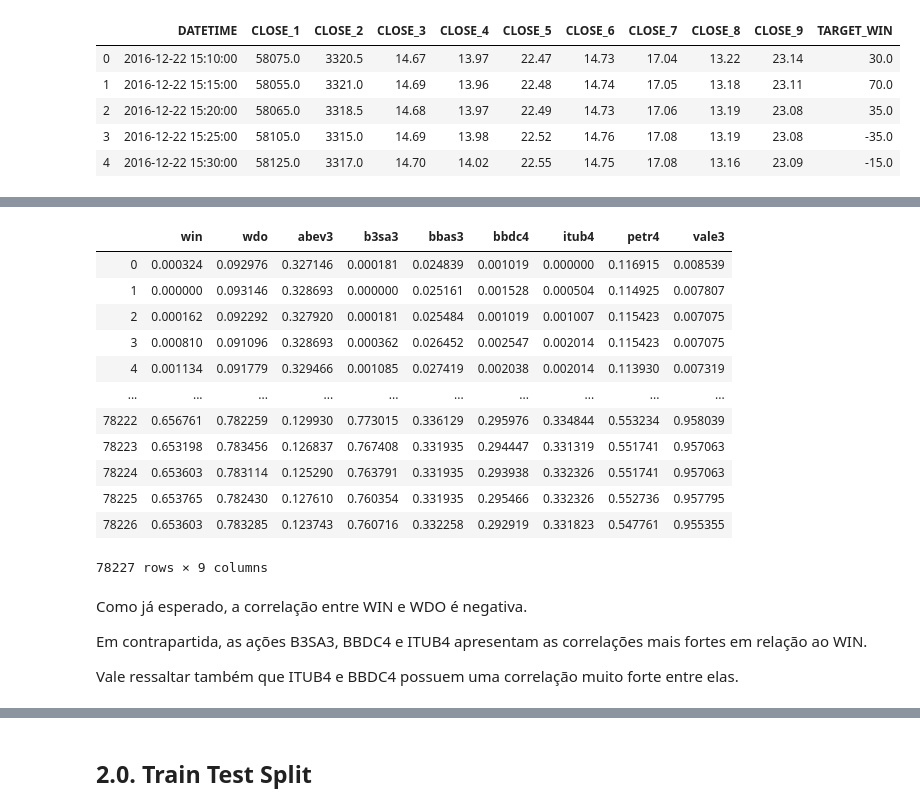
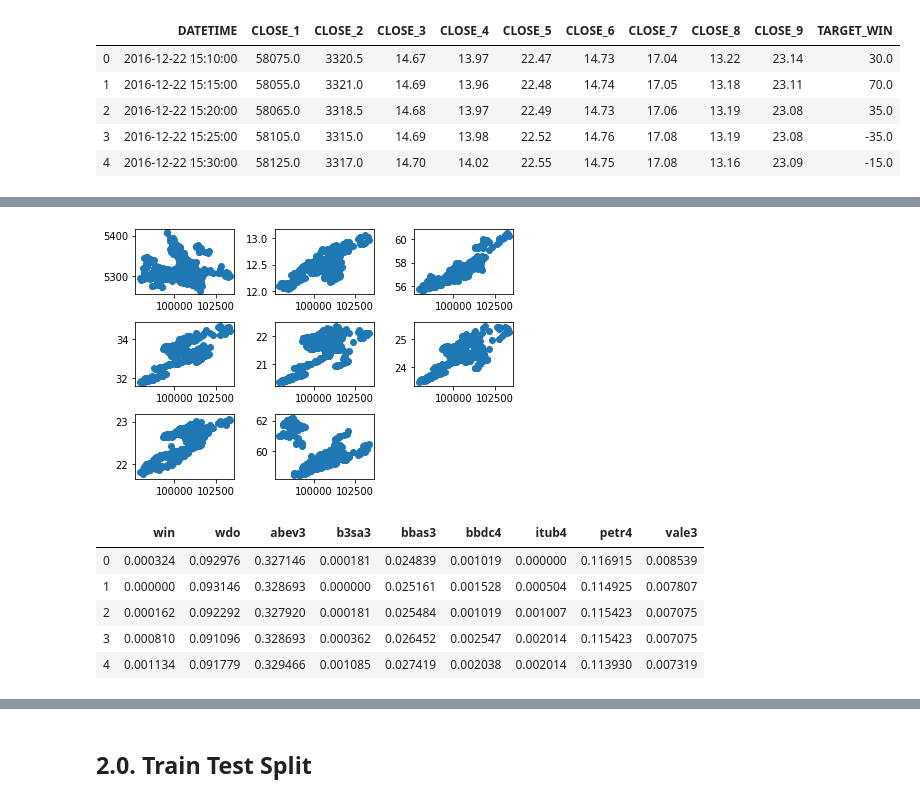
Before and after one commit to audelianoli/stock_market_predition_w_blue_chips, a Jupyter notebook: eda.ipynb, the cells around one changed output, grey strips where cells are left out. Saved outputs shown, nothing was run; the diff lists cells and outputs as text; code cells hidden in the pictures.

```diff
--- a/eda.ipynb
+++ b/eda.ipynb
@@ -93,5 +94,16 @@ df_close.tail(5)
 # Ajustando o DataFrame para apenas os dados de fechamento
 df_corr = df_close.set_index('DATETIME')
 df_corr.drop(columns=['TARGET_WIN'], inplace=True)
-df_corr
+
+df_corr.columns = ['win',
+                   'wdo',
+                   'abev3',
+                   'b3sa3',
+                   'bbas3',
+                   'bbdc4',
+                   'itub4',
+                   'petr4',
+                   'vale3']
+
+df_corr.head(1)
 # %% [output]
@@ -127,39 +168,55 @@ plt.show()
+# %%
+plt.figure(1)
+plt.subplot(3,3,1)
+plt.scatter(df_corr[-500:].win, df_corr[-500:].wdo)
+
+plt.subplot(3,3,2)
+plt.scatter(df_corr[-500:].win, df_corr[-500:].abev3)
+
+plt.subplot(3,3,3)
+plt.scatter(df_corr[-500:].win, df_corr[-500:].b3sa3)
+
+plt.subplot(3,3,4)
+plt.scatter(df_corr[-500:].win, df_corr[-500:].bbas3)
+
+plt.subplot(3,3,5)
+plt.scatter(df_corr[-500:].win, df_corr[-500:].bbdc4)
+
+plt.subplot(3,3,6)
+plt.scatter(df_corr[-500:].win, df_corr[-500:].itub4)
+
+plt.subplot(3,3,7)
+plt.scatter(df_corr[-500:].win, df_corr[-500:].petr4)
+
+plt.subplot(3,3,8)
+plt.scatter(df_corr[-500:].win, df_corr[-500:].vale3)
+
+plt.tight_layout()
+# %% [output]
+[figure, added]
 # %%
 # Aplicando a normalização em todas as colunas.
 
 #scaler = StandardScaler()
 scaler = MinMaxScaler()
-df_corr = scaler.fit_transform(df_corr)
-df_corr = pd.DataFrame(df_corr)
+df_corr_n = scaler.fit_transform(df_corr)
+df_corr_n = pd.DataFrame(df_corr_n)
 
-df_corr.columns = ['win',
+df_corr_n.columns = ['win',
                    'wdo',
                    'abev3',
                    'b3sa3',
                    'bbas3',
                    'bbdc4',
                    'itub4',
                    'petr4',
                    'vale3']
 
-df_corr
+df_corr_n.head()
 # %% [output]
 |  | win | wdo | abev3 | b3sa3 | bbas3 | bbdc4 | itub4 | petr4 | vale3 |
 | 0 | 0.000324 | 0.092976 | 0.327146 | 0.000181 | 0.024839 | 0.001019 | 0.000000 | 0.116915 | 0.008539 |
 | 1 | 0.000000 | 0.093146 | 0.328693 | 0.000000 | 0.025161 | 0.001528 | 0.000504 | 0.114925 | 0.007807 |
 | 2 | 0.000162 | 0.092292 | 0.327920 | 0.000181 | 0.025484 | 0.001019 | 0.001007 | 0.115423 | 0.007075 |
 | 3 | 0.000810 | 0.091096 | 0.328693 | 0.000362 | 0.026452 | 0.002547 | 0.002014 | 0.115423 | 0.007075 |
 | 4 | 0.001134 | 0.091779 | 0.329466 | 0.001085 | 0.027419 | 0.002038 | 0.002014 | 0.113930 | 0.007319 |
-| ... | ... | ... | ... | ... | ... | ... | ... | ... | ... |
-| 78222 | 0.656761 | 0.782259 | 0.129930 | 0.773015 | 0.336129 | 0.295976 | 0.334844 | 0.553234 | 0.958039 |
-| 78223 | 0.653198 | 0.783456 | 0.126837 | 0.767408 | 0.331935 | 0.294447 | 0.331319 | 0.551741 | 0.957063 |
-| 78224 | 0.653603 | 0.783114 | 0.125290 | 0.763791 | 0.331935 | 0.293938 | 0.332326 | 0.551741 | 0.957063 |
-| 78225 | 0.653765 | 0.782430 | 0.127610 | 0.760354 | 0.331935 | 0.295466 | 0.332326 | 0.552736 | 0.957795 |
-| 78226 | 0.653603 | 0.783285 | 0.123743 | 0.760716 | 0.332258 | 0.292919 | 0.331823 | 0.547761 | 0.955355 |
-78227 rows × 9 columns
-# %% [markdown]
-Como já esperado, a correlação entre WIN e WDO é negativa.
-
-Em contrapartida, as ações B3SA3, BBDC4 e ITUB4 apresentam as correlações mais fortes em relação ao WIN.
-
-Vale ressaltar também que ITUB4 e BBDC4 possuem uma correlação muito forte entre elas.
```
Also changed, not shown: parts of 10 cells of this notebook, 1 other file.
